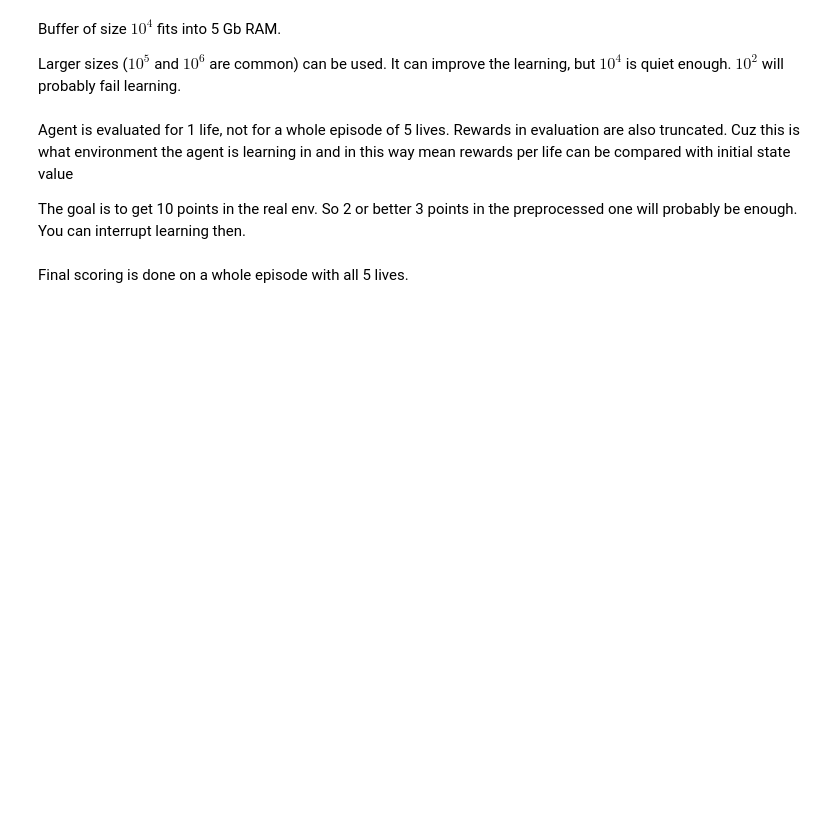
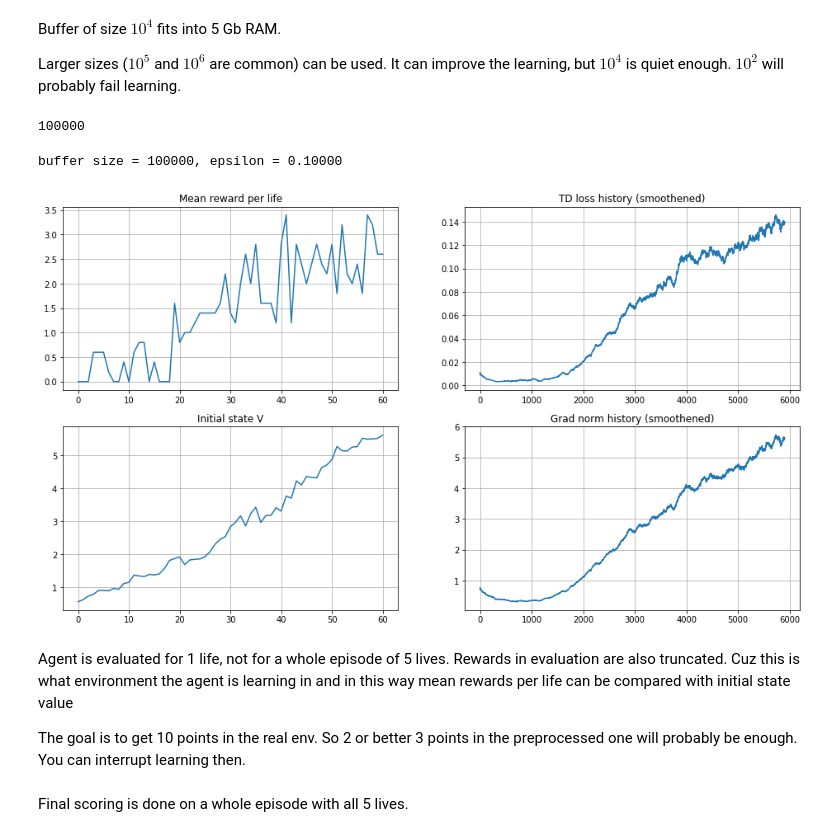
Before and after one commit to AlekseiMikhalev/hse-rl, a Jupyter notebook: task04/homework_pytorch_main.ipynb, the cells around one changed output. Cells and saved outputs as stored; diff of their text form; code cells hidden in the pictures; blank space fills up the shorter version.

```diff
--- a/task04/homework_pytorch_main.ipynb
+++ b/task04/homework_pytorch_main.ipynb
@@ -548,8 +564,7 @@ def compute_td_loss(states, actions, rewards, next_states, is_done,
 # %% [markdown]
 Sanity checks
 # %%
-obs_batch, act_batch, reward_batch, next_obs_batch, is_done_batch = exp_replay.sample(
-    10)
+obs_batch, act_batch, reward_batch, next_obs_batch, is_done_batch, _, _ = exp_replay.sample(10)
 
 loss = compute_td_loss(obs_batch, act_batch, reward_batch, next_obs_batch, is_done_batch,
                        agent, target_network,
@@ -583,7 +600,7 @@ state_shape = env.observation_space.shape
 n_actions = env.action_space.n
 state = env.reset()
 
-agent = DQNAgent(state_shape, n_actions, epsilon=1).to(device)
+agent = DQNAgent(state_shape, n_actions, epsilon=0.5).to(device)
 target_network = DQNAgent(state_shape, n_actions).to(device)
 target_network.load_state_dict(agent.state_dict())
 # %% [markdown]
@@ -591,8 +608,8 @@ Buffer of size $10^4$ fits into 5 Gb RAM.
 
 Larger sizes ($10^5$ and $10^6$ are common) can be used. It can improve the learning, but $10^4$ is quiet enough. $10^2$ will probably fail learning.
 # %%
-exp_replay = ReplayBuffer(10**4)
-for i in range(100):
+exp_replay = PrioritizedReplayBuffer(10**5)
+for i in range(1000):
     if not utils.is_enough_ram(min_available_gb=0.1):
         print("""
             Less than 100 Mb RAM available.
@@ -602,18 +619,20 @@ for i in range(100):
              )
         break
     play_and_record(state, agent, env, exp_replay, n_steps=10**2)
-    if len(exp_replay) == 10**4:
+    if len(exp_replay) == 10**5:
         break
 print(len(exp_replay))
+# %% [output]
+100000
 # %%
 timesteps_per_epoch = 1
-batch_size = 16
-total_steps = 3 * 10**6
-decay_steps = 10**6
+batch_size = 64
+total_steps = 3 * 10**5
+decay_steps = 2 * 10**5
 
 opt = torch.optim.Adam(agent.parameters(), lr=1e-4)
 
-init_epsilon = 1
+init_epsilon = 0.5
 final_epsilon = 0.1
 
 loss_freq = 50
@@ -646,59 +691,39 @@ for step in trange(total_steps + 1):
     _, state = play_and_record(state, agent, env, exp_replay, timesteps_per_epoch)
 
     # train
-    s_, a_, r_, next_s_, done_ = exp_replay.sample(batch_size)
+    s_, a_, r_, next_s_, done_, _, _ = exp_replay.sample(batch_size)
     loss = compute_td_loss(s_, a_, r_, next_s_, done_, agent, target_network)
 
     loss.backward()
     grad_norm = nn.utils.clip_grad_norm_(agent.parameters(), max_grad_norm)
     opt.step()
     opt.zero_grad()
 
     if step % loss_freq == 0:
         td_loss_history.append(loss.data.cpu().item())
         grad_norm_history.append(grad_norm)
 
     if step % refresh_target_network_freq == 0:
         # Load agent weights into target_network
         target_network.load_state_dict(agent.state_dict())
 
     if step % eval_freq == 0:
         mean_rw_history.append(evaluate(
             make_env(clip_rewards=True, seed=step), agent, n_games=3 * n_lives, greedy=True)
         )
         initial_state_q_values = agent.get_qvalues(
             [make_env(seed=step).reset()]
         )
         initial_state_v_history.append(np.max(initial_state_q_values))
 
         clear_output(True)
         print("buffer size = %i, epsilon = %.5f" %
               (len(exp_replay), agent.epsilon))
 
-        plt.figure(figsize=[16, 9])
-
-        plt.subplot(2, 2, 1)
-        plt.title("Mean reward per life")
-        plt.plot(mean_rw_history)
-        plt.grid()
-
-        assert not np.isnan(td_loss_history[-1])
-        plt.subplot(2, 2, 2)
-        plt.title("TD loss history (smoothened)")
-        plt.plot(utils.smoothen(td_loss_history))
-        plt.grid()
-
-        plt.subplot(2, 2, 3)
-        plt.title("Initial state V")
-        plt.plot(initial_state_v_history)
-        plt.grid()
-
-        plt.subplot(2, 2, 4)
-        plt.title("Grad norm history (smoothened)")
-        plt.plot(utils.smoothen(grad_norm_history))
-        plt.grid()
-
-        plt.show()
+        plot_history(mean_rw_history, td_loss_history, initial_state_v_history, grad_norm_history)
+# %% [output]
+buffer size = 100000, epsilon = 0.10000
+[figure, added]
 # %% [markdown]
 Agent is evaluated for 1 life, not for a whole episode of 5 lives. Rewards in evaluation are also truncated. Cuz this is what environment the agent is learning in and in this way mean rewards per life can be compared with initial state value
 
```
Also changed, not shown: parts of 19 cells of this notebook, 5 other files.
